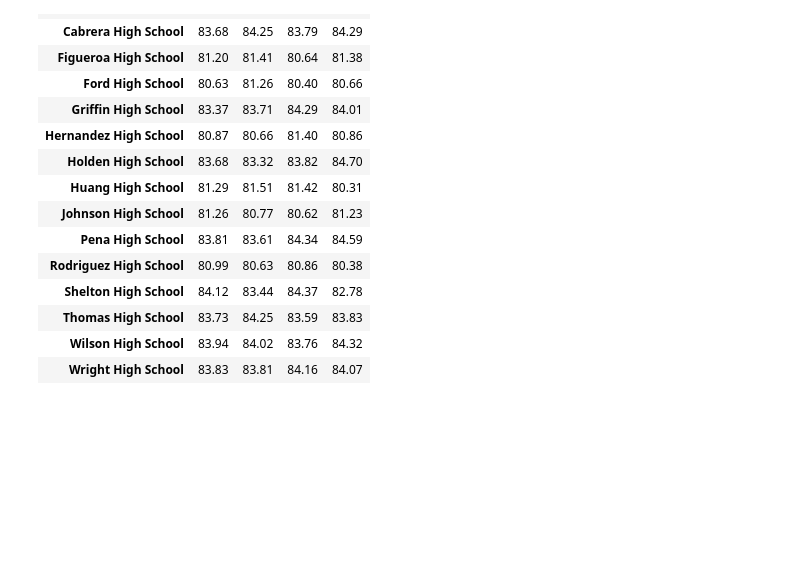
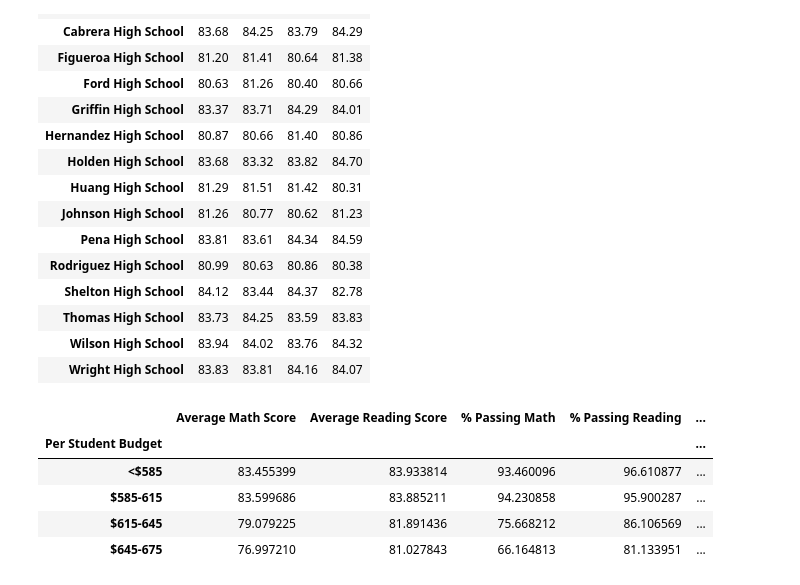
Before and after one commit to djoleary5/PyCitySchools, a Jupyter notebook: OLEARY_PyCitySchools.ipynb, the cells around one changed output. Drawn from its saved outputs; the diff is of its cells as text; code cells hidden in the pictures; blank space fills up the shorter version.

```diff
--- a/OLEARY_PyCitySchools.ipynb
+++ b/OLEARY_PyCitySchools.ipynb
@@ -116,14 +116,16 @@ topSchGrp = topSchGrp.loc[:,['Total Students', 'Total School Budget', 'Per Stude
                             'Average Reading Score', '% Passing Math', '% Passing Reading', '% Overall Passing Rate']]
 topSchGrp = topSchGrp.sort_values(by=['% Overall Passing Rate'], ascending=False)
 botSchGrp = topSchGrp.sort_values(by=['% Overall Passing Rate'], ascending=True)
+# creates unformated dataframe with indexes reset for later use
+unformSch = topSchGrp.reset_index()
 topSchGrp['Total Students'] = topSchGrp['Total Students'].map("{:.0f}".format)
-topSchGrp['Per Student Budget'] = topSchGrp['Per Student Budget'].map("${:.2f}".format)
 topSchGrp['Total School Budget'] = topSchGrp['Total School Budget'].map("${:.2f}".format)
 topSchGrp['Average Math Score'] = topSchGrp['Average Math Score'].map("{:.2f}".format)
 topSchGrp['Average Reading Score'] = topSchGrp['Average Reading Score'].map("{:.2f}".format)
 topSchGrp['% Passing Math'] = topSchGrp['% Passing Math'].map("{:.2f}%".format)
 topSchGrp['% Passing Reading'] = topSchGrp['% Passing Reading'].map("{:.2f}%".format)
 topSchGrp['% Overall Passing Rate'] = topSchGrp['% Overall Passing Rate'].map("{:.2f}%".format)
+topSchGrp['Per Student Budget'] = topSchGrp['Per Student Budget'].map("${:.2f}".format)
 
 topSchGrp.head()
 # %% [output]
@@ -272,3 +274,21 @@ readScores
 | Thomas High School | 83.73 | 84.25 | 83.59 | 83.83 |
 | Wilson High School | 83.94 | 84.02 | 83.76 | 84.32 |
 | Wright High School | 83.83 | 83.81 | 84.16 | 84.07 |
+# %%
+spending_bins = [0, 585, 615, 645, 675]
+group_names = ["<$585", "$585-615", "$615-645", "$645-675"]
+
+spendBins = unformSch.loc[:, ["Per Student Budget", 'Average Math Score', 'Average Reading Score', '% Passing Math',
+                          '% Passing Reading', '% Overall Passing Rate']]
+spendBins["Per Student Budget"] = pd.cut(spendBins["Per Student Budget"], spending_bins, labels=group_names)
+spendBins = spendBins.groupby("Per Student Budget")
+
+
+spendBins.mean()
+# %% [output]
+|  | Average Math Score | Average Reading Score | % Passing Math | % Passing Reading | ... |
+| Per Student Budget |  |  |  |  | ... |
+| <$585 | 83.455399 | 83.933814 | 93.460096 | 96.610877 | ... |
+| $585-615 | 83.599686 | 83.885211 | 94.230858 | 95.900287 | ... |
+| $615-645 | 79.079225 | 81.891436 | 75.668212 | 86.106569 | ... |
+| $645-675 | 76.997210 | 81.027843 | 66.164813 | 81.133951 | ... |
```
Also changed, not shown: parts of 1 cell of this notebook.
